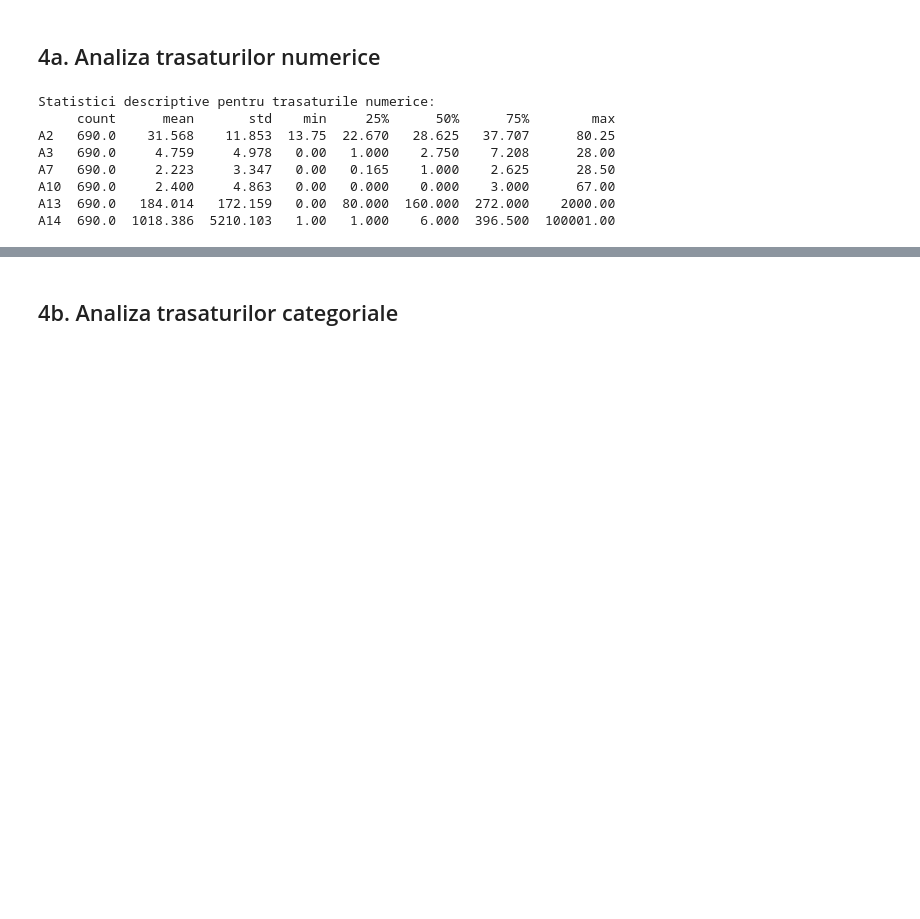
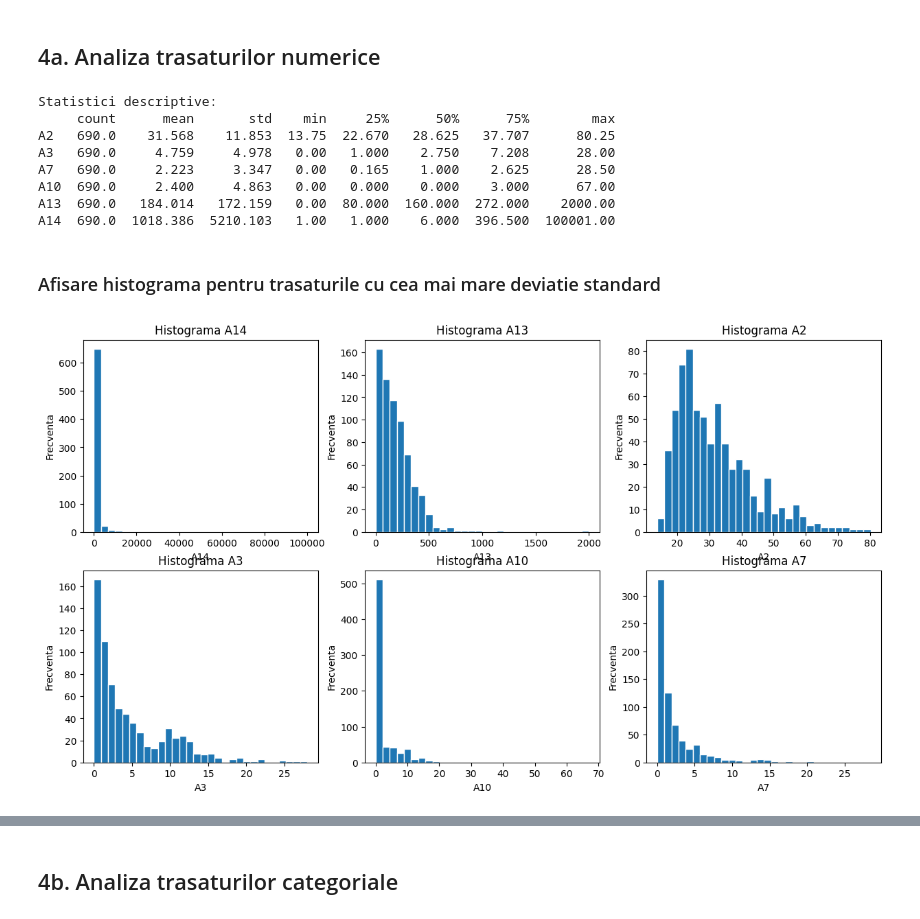
Before and after one commit to Andreiyiii/Australian-Credit-Approval, a Jupyter notebook: analiza_date.ipynb, the cells around one changed output, grey strips where cells are left out. Saved outputs shown, nothing was run; the diff lists cells and outputs as text; code cells hidden in the pictures; blank space fills up the shorter version.

Commit message:
analizat trasaturi numerice

```diff
--- a/analiza_date.ipynb
+++ b/analiza_date.ipynb
@@ -190,10 +190,10 @@ df_clean=df_copy
 num_cols = ['A2', 'A3', 'A7', 'A10', 'A13', 'A14']
 stats = df_clean[num_cols].describe().T
 stats = stats.round(3)
-print("Statistici descriptive pentru trasaturile numerice:")
-print(stats.to_string())
+print("Statistici descriptive:")
+print(stats)
 # %% [output]
-Statistici descriptive pentru trasaturile numerice:
+Statistici descriptive:
      count      mean       std    min     25%      50%      75%        max
 A2   690.0    31.568    11.853  13.75  22.670   28.625   37.707      80.25
 A3   690.0     4.759     4.978   0.00   1.000    2.750    7.208      28.00
@@ -201,3 +201,28 @@ A7   690.0     2.223     3.347   0.00   0.165    1.000    2.625      28.50
 A10  690.0     2.400     4.863   0.00   0.000    0.000    3.000      67.00
 A13  690.0   184.014   172.159   0.00  80.000  160.000  272.000    2000.00
 A14  690.0  1018.386  5210.103   1.00   1.000    6.000  396.500  100001.00
+# %% [markdown]
+### Afisare histograma pentru trasaturile cu cea mai mare deviatie standard
+# %%
+deviatii = df_clean[num_cols].std()
+# print(deviatii)
+deviatii_sortate = deviatii.sort_values(ascending=False)
+# print(deviatii_sortate)
+coloane_de_afisat = deviatii_sortate.head(15).index
+# print(coloane_de_afisat)
+numar_grafice = len(coloane_de_afisat)
+
+
+fig, axes = plt.subplots(2, 3, figsize=(15, 8))
+axes = np.array(axes).flatten()
+
+#plotam histogramele pe rand dupa noua forma de vector a axes
+for i, nume_coloana in enumerate(coloane_de_afisat):
+    axes[i].hist(df_clean[nume_coloana], bins=30, edgecolor='white')
+    axes[i].set_title(f'Histograma {nume_coloana}')
+    axes[i].set_xlabel(nume_coloana)
+    axes[i].set_ylabel('Frecventa')
+
+plt.show()
+# %% [output]
+[figure, added]
```
Also changed, not shown: parts of 2 cells of this notebook.
